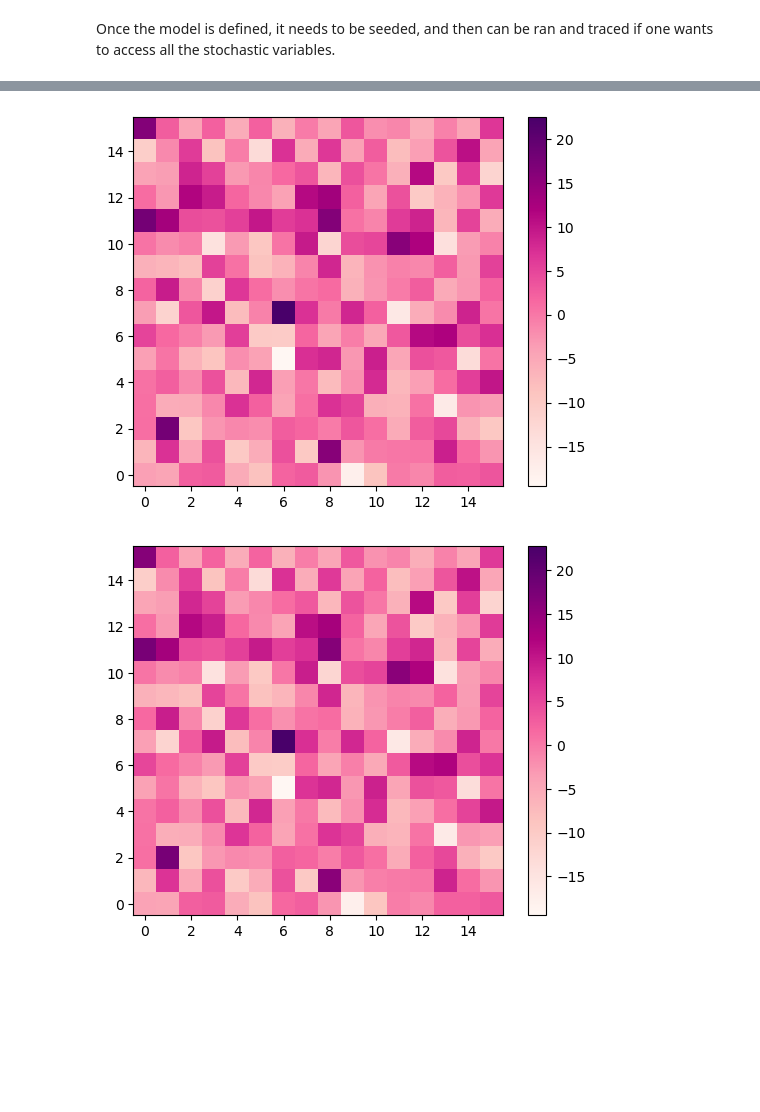
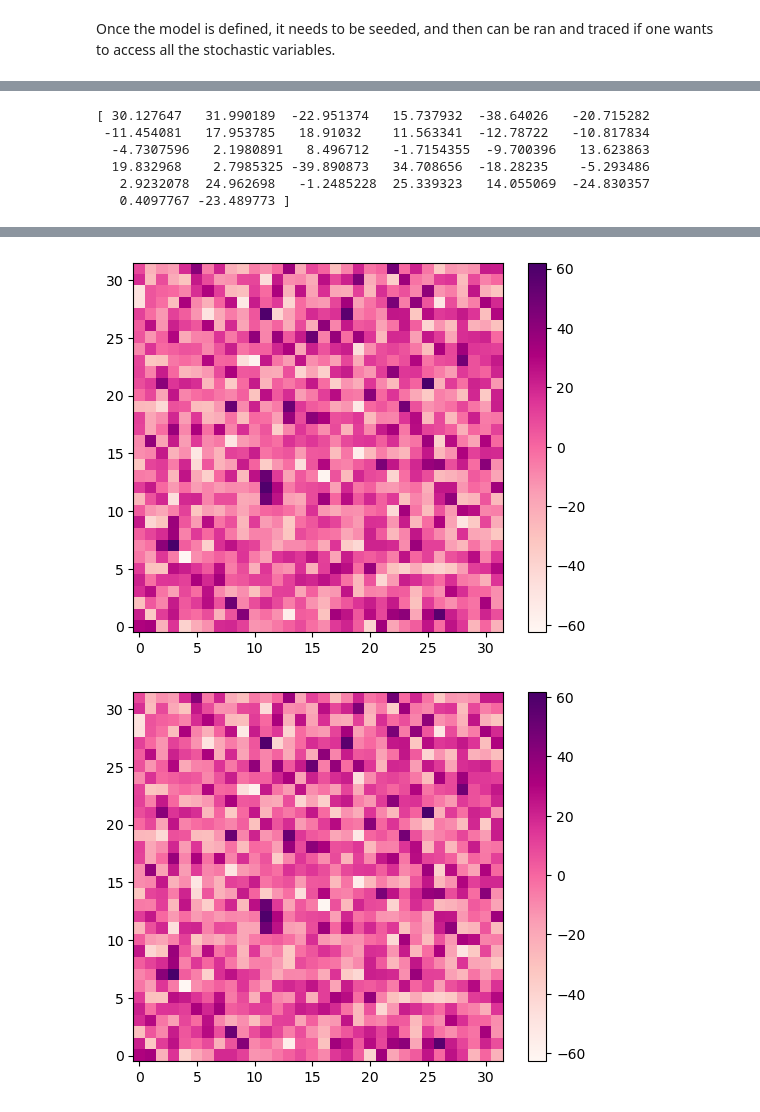
Before and after one commit to DifferentiableUniverseInitiative/Baryonator, a Jupyter notebook: notebooks/TestSampling.ipynb, the cells around one changed output, grey strips where cells are left out. Cells and saved outputs as stored; diff of their text form; code cells hidden in the pictures; blank space fills up the shorter version.

```diff
--- a/notebooks/TestSampling.ipynb
+++ b/notebooks/TestSampling.ipynb
@@ -253,8 +257,8 @@ def get_density_planes(
 # %%
 def forward_model(box_size=[200., 200., 2000.], # In Mpc/h
-                  nc = [16, 16, 32],         # Number of pixels
+                  nc = [32, 32, 320],         # Number of pixels
                   field_size = 10,            # Size of the lensing field in degrees
-                  field_npix = 16,           # Number of pixels in the lensing field
+                  field_npix = 256,           # Number of pixels in the lensing field
                   sigma_e = 0.25,             # Standard deviation of galaxy ellipticities
                   galaxy_density = 10.,       # Galaxy density per arcmin^2, per redshift bin
                   ):
@@ -380,7 +386,7 @@ nuts_kernel = numpyro.infer.NUTS(
 mcmc = numpyro.infer.MCMC(
        nuts_kernel,
        num_warmup=0,
-       num_samples=10,
+       num_samples=30,
        progress_bar=True
     )
 # %%
@@ -424,7 +443,23 @@ with open("res.pk", "wb") as file_pk:
+# %%
+print(res['initial_conditions'][1].sum(axis=2)[0])
+# %% [output]
+[ 30.127647   31.990189  -22.951374   15.737932  -38.64026   -20.715282
+ -11.454081   17.953785   18.91032    11.563341  -12.78722   -10.817834
+  -4.7307596   2.1980891   8.496712   -1.7154355  -9.700396   13.623863
+  19.832968    2.7985325 -39.890873   34.708656  -18.28235    -5.293486
+   2.9232078  24.962698   -1.2485228  25.339323   14.055069  -24.830357
+   0.4097767 -23.489773 ]
+# %%
+Sum = []
+for i in range(6):
+    Sum.append(res['initial_conditions'][i].sum(axis=2))
+# %%
+Sum = np.array(Sum)
+# Sum -= np.mean(Sum, axis=0)
 # %%
-for i in range(10):
+for i in range(6):
     figure()
-    imshow(res['initial_conditions'][i].sum(axis=2), origin='lower', cmap='RdPu')
+    imshow(Sum[i], origin='lower', cmap='RdPu')
     colorbar()
     savefig('temp_fig/ic_'+str(i)+'.jpg')
 # %% [output]
@@ -432,2 +467,2 @@ for i in range(10):
-[figure, old version]
+[figure, new version]
-[figure, old version]
+[figure, new version]
```
Also changed, not shown: parts of 10 cells of this notebook.
